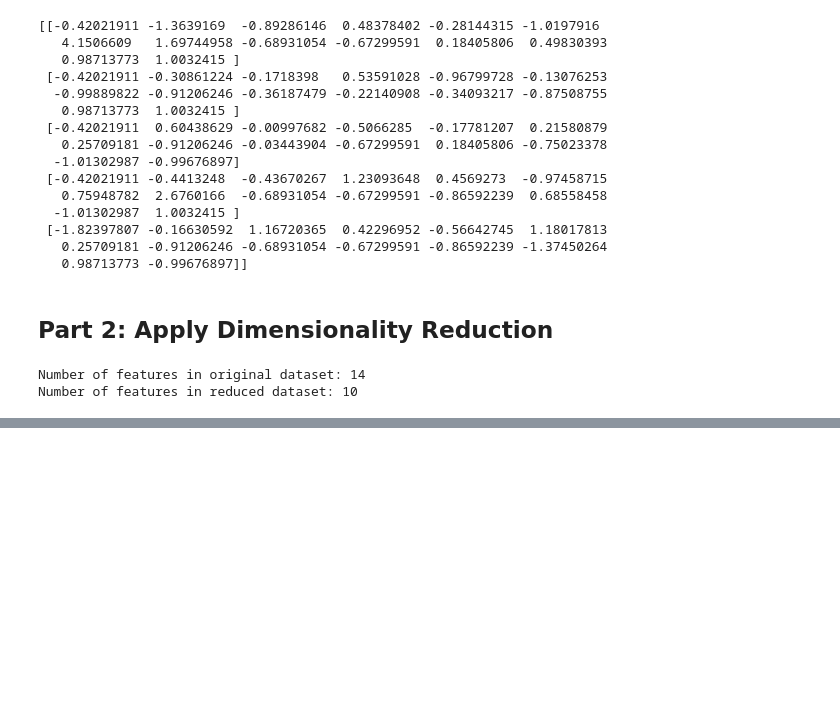
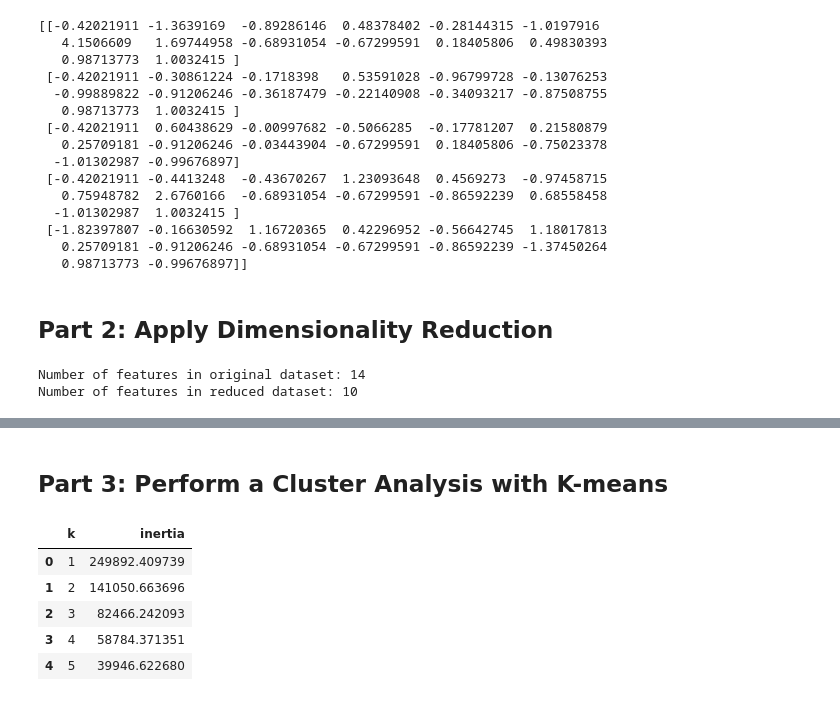
Before and after one commit to JeremyTallant/unsupervised-machine-learning-challenge, a Jupyter notebook: myopia.ipynb, the cells around one changed output, grey strips where cells are left out. Cells and saved outputs as stored; diff of their text form; code cells hidden in the pictures; blank space fills up the shorter version.

```diff
--- a/myopia.ipynb
+++ b/myopia.ipynb
@@ -83,0 +113,23 @@ Number of features in reduced dataset: 10
+# %% [markdown]
+## Part 3: Perform a Cluster Analysis with K-means
+# %%
+inertia = []
+k = list(range(1, 11))
+
+# Calculate the inertia for the range of k values
+for i in k:
+    km = KMeans(n_clusters=i, random_state=0)
+    km.fit(X_transformed)
+    inertia.append(km.inertia_)
+
+# Create the Elbow Curve using hvPlot
+elbow_data = {"k": k, "inertia": inertia}
+df_elbow = pd.DataFrame(elbow_data)
+df_elbow.head()
+# %% [output]
+|  | k | inertia |
+| 0 | 1 | 249892.409739 |
+| 1 | 2 | 141050.663696 |
+| 2 | 3 | 82466.242093 |
+| 3 | 4 | 58784.371351 |
+| 4 | 5 | 39946.622680 |
```
Also changed, not shown: parts of 9 cells of this notebook.
